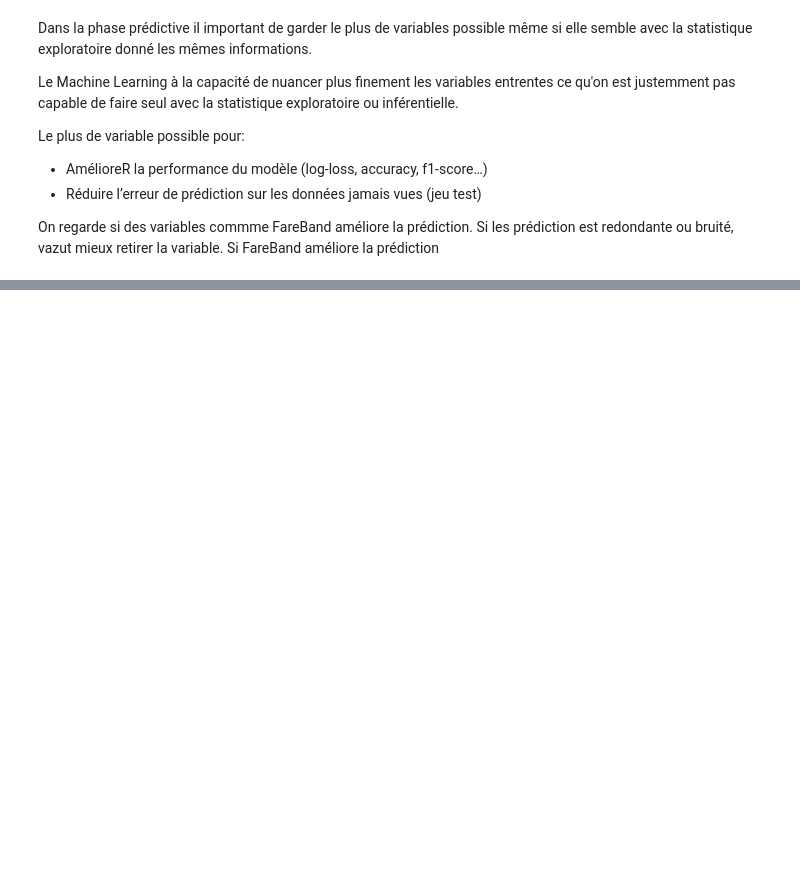
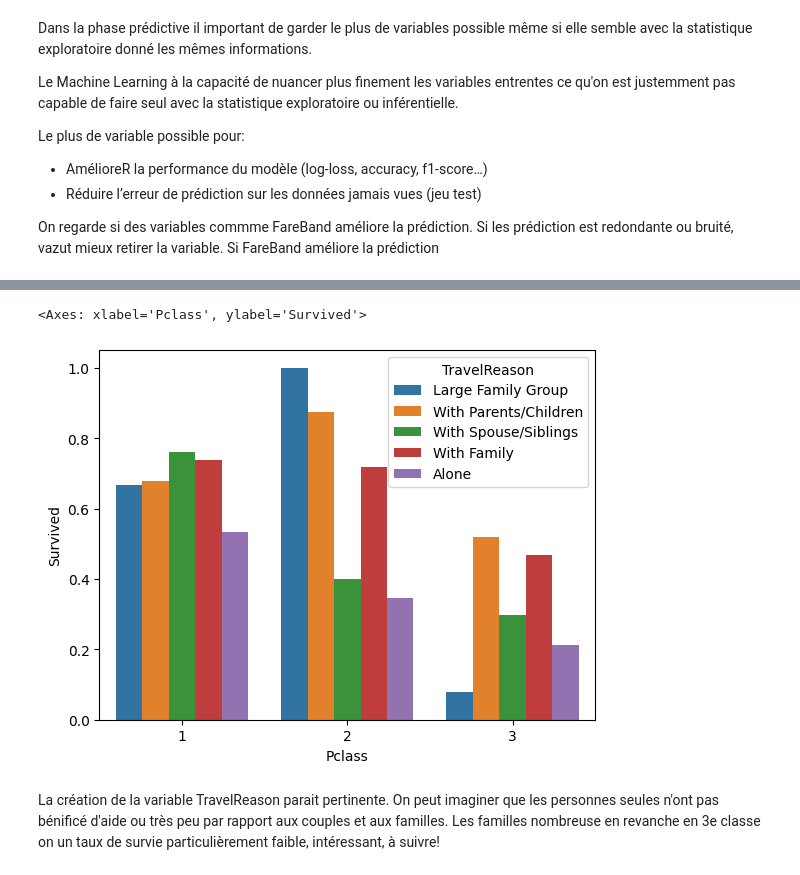
Before and after one commit to sf44557gh/Dashboard_Training_0, a Jupyter notebook: notebooka73fd58afb.ipynb, the cells around one changed output, grey strips where cells are left out. Cells and saved outputs as stored; diff of their text form; code cells hidden in the pictures; blank space fills up the shorter version.

```diff
--- a/notebooka73fd58afb.ipynb
+++ b/notebooka73fd58afb.ipynb
@@ -418,0 +471,23 @@ Si FareBand améliore la prédiction
+# %%
+df['FamilySize'] = df['SibSp'] + df['Parch'] + 1
+
+def classify_travel_reason(row):
+    if row['FamilySize'] == 1:
+        return 'Alone'
+    elif row['SibSp'] >= 1 and row['Parch'] == 0:
+        return 'With Spouse/Siblings'
+    elif row['SibSp'] == 0 and row['Parch'] >= 1:
+        return 'With Parents/Children'
+    elif row['FamilySize'] >= 5:
+        return 'Large Family Group'
+    else:
+        return 'With Family'
+
+df['TravelReason'] = df.apply(classify_travel_reason, axis=1)
+grouped_TR = df.groupby(['TravelReason', 'Pclass'])['Survived'].mean().reset_index().sort_values(by='Survived', ascending=False)
+sns.barplot(data=grouped_TR, x="Pclass", y="Survived", hue="TravelReason")
+# %% [output]
+<Axes: xlabel='Pclass', ylabel='Survived'>
+[figure, added]
+# %% [markdown]
+La création de la variable TravelReason parait pertinente. On peut imaginer que les personnes seules n'ont pas bénificé d'aide ou très peu par rapport aux couples et aux familles. Les familles nombreuse en revanche en 3e classe on un taux de survie particulièrement faible, intéressant, à suivre!
```
Also changed, not shown: parts of 7 cells of this notebook.
